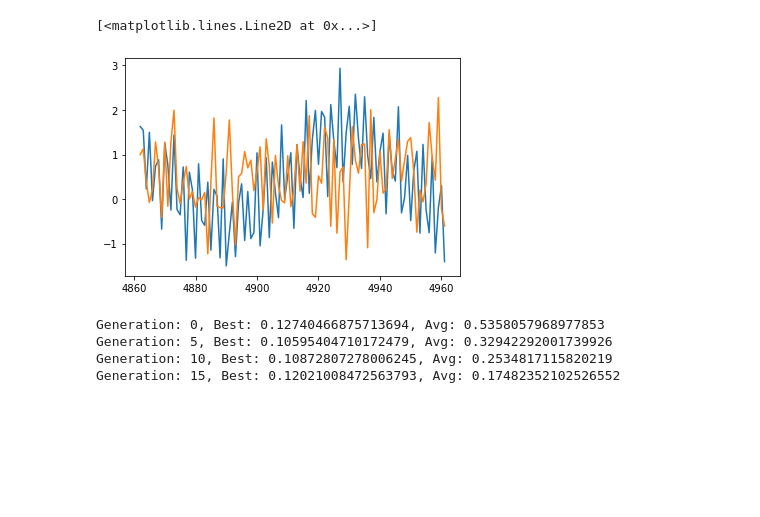
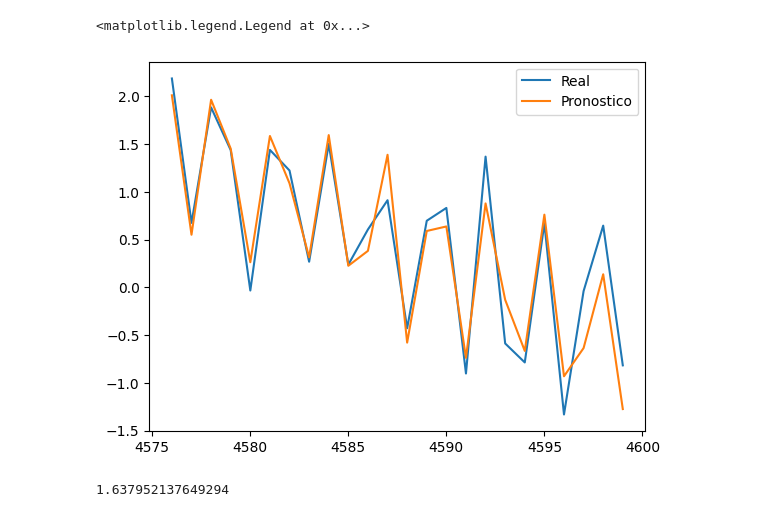
Before and after one commit to kyriox/baile, a Jupyter notebook: knnreg.ipynb, the cells around one changed output. Drawn from its saved outputs; the diff is of its cells as text; code cells hidden in the pictures; blank space fills up the shorter version.

```diff
--- a/knnreg.ipynb
+++ b/knnreg.ipynb
@@ -18,9 +20,11 @@ plt.plot(x,y)
 # %%
 #m,tau=7,1
-m,tau,k,w,d=2,19,2,'distance','minkowski'
+m,tau,k,w,d=20,20,11,'distance','correlation'
 data,target=wsplit(y,m,tau)
-train = data[:-100]
-y_train = target[:-100]
-y_test = target[-100:]
+train = data[:-24]
+y_train = target[:-24]
+y_test = target[-24:]
 n,nt=len(y_train),len(y_test)
 knr=KNNR(m,tau,k=k,w=w,d=d)
+knr.fit(train,y_train)
+y_pred=knr.predict(24)
@@ -31,10 +31,11 @@ Y=np.nan_to_num(Y,np.mean(Y))
 # %%
-#plt.plot(range(n),y_train)
-plt.plot(range(n,n+nt),y_test)
-plt.plot(range(n,n+nt),Y)
+#plt.plot(y_train)
+plt.plot(range(n,n+nt), y_test, label='Real')
+plt.plot(range(n,n+nt), y_pred, label='Pronostico')
+plt.legend()
 # %% [output]
-[<matplotlib.lines.Line2D at 0x...>]
+<matplotlib.legend.Legend at 0x...>
-[figure, old version]
+[figure, new version]
 # %%
 def fitpred(m,tau,k,w,d,**kwargs):
     kw,kd=int(w),int(d)
@@ -59 +60,5 @@ def fitpred(m,tau,k,w,d,**kwargs):
+# %%
+fitpred(10,5,11,0,3,y=y,n=n)
+# %% [output]
+1.637952137649294
 # %%
@@ -62,10 +67,5 @@ ec=SimpleEC(fitpred,[(1,32),(1,33),(1,16),(0,1),(0,3)], population_size=64,
 # %%
-best,avg=ec.evolve(t=20)
+best,avg=ec.evolve(t=5)
-# %% [output]
-Generation: 0, Best: 0.12740466875713694, Avg: 0.5358057968977853
-Generation: 5, Best: 0.10595404710172479, Avg: 0.32942292001739926
-Generation: 10, Best: 0.10872807278006245, Avg: 0.2534817115820219
-Generation: 15, Best: 0.12021008472563793, Avg: 0.17482352102526552
 # %%
 plt.plot(best)
 plt.plot(avg)
```
Also changed, not shown: parts of 15 cells of this notebook, 3 other files.
